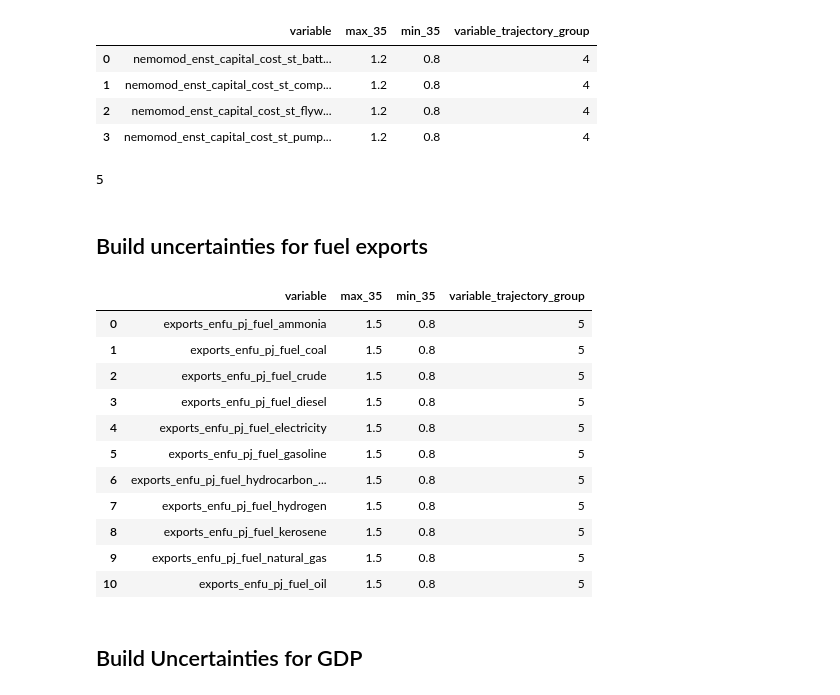
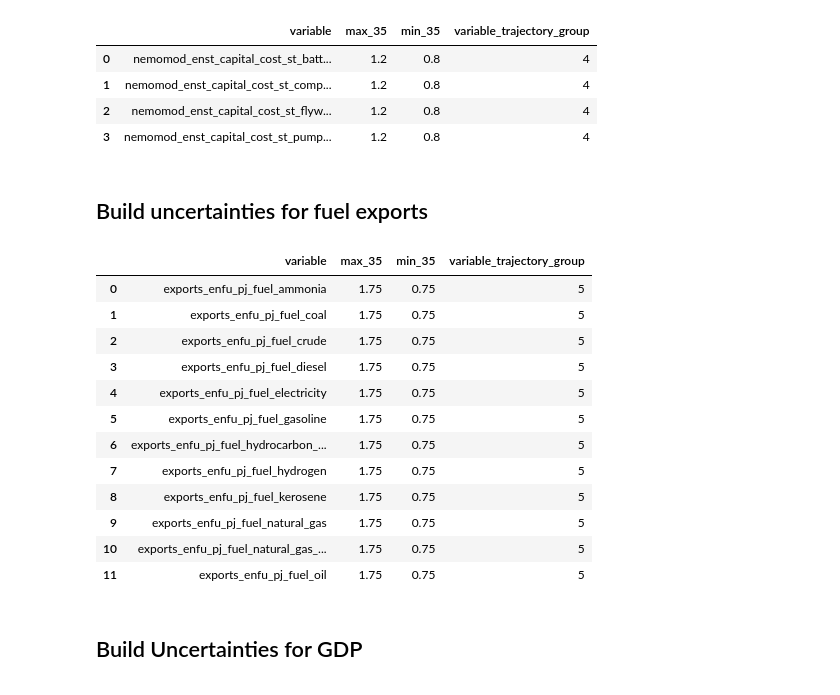
Before and after one commit to jcsyme/sisepuede_region_nbs, a Jupyter notebook: louisiana/run_louisiana.ipynb, the cells around one changed output. Saved outputs shown, nothing was run; the diff lists cells and outputs as text; code cells hidden in the pictures.

Commit message:
updated louisiana inputs and data

```diff
--- a/louisiana/run_louisiana.ipynb
+++ b/louisiana/run_louisiana.ipynb
@@ -182,7 +209,7 @@ _CATS_ENFU_FF = [
     "fuel_natural_gas",
     "fuel_oil"
 ]
-scalar_range = (0.5, 1.8)
+scalar_range = (0.5, 1.5)
 
 
 # variables to tie into groups
@@ -249,27 +276,38 @@ groups = [
     ]
 ]
 
-scalar_ranges = [(0.5, 1.5), (0.5, 2.0)]
+scalar_ranges = [(0.75, 1.25), (0.75, 1.5)]
 
 
 # variables to tie into groups
 modvar_capex = matt.get_variable("NemoMod CapitalCost")
+modvar_fixed = matt.get_variable("NemoMod FixedCost")
+modvar_variable = matt.get_variable("NemoMod VariableCost")
 
 for i, grp in enumerate(groups):
-    ranges = scalar_ranges[i]
-    fields_combine = modvar_capex.build_fields(category_restrictions = grp, )
+
+    # group the model variables together
+    for modvar in [
+        modvar_capex,
+        modvar_fixed,
+        modvar_variable
+    ]:
+
+        ranges = scalar_ranges[i]
+        fields_combine = modvar.build_fields(category_restrictions = grp, )
 
 
-    df_component = pd.DataFrame(
-        {
-            _FIELD_VARIABLE: fields_combine,
-            _FIELD_MAX: [ranges[1] for x in fields_combine],
-            _FIELD_MIN: [ranges[0] for x in fields_combine],
-            _FIELD_TRAJGROUP: [_GROUP_IND_UNCERTAINTY for x in fields_combine],
-        }
-    )
+        df_component = pd.DataFrame(
+            {
+                _FIELD_VARIABLE: fields_combine,
+                _FIELD_MAX: [ranges[1] for x in fields_combine],
+                _FIELD_MIN: [ranges[0] for x in fields_combine],
+                _FIELD_TRAJGROUP: [_GROUP_IND_UNCERTAINTY for x in fields_combine],
+            }
+        )
 
-    _DF_UNCERTAINTY.append(df_component)
+        _DF_UNCERTAINTY.append(df_component)
+
     _GROUP_IND_UNCERTAINTY += 1
 
 
@@ -307,50 +345,47 @@ df_component
 | 1 | nemomod_enst_capital_cost_st_comp... | 1.2 | 0.8 | 4 |
 | 2 | nemomod_enst_capital_cost_st_flyw... | 1.2 | 0.8 | 4 |
 | 3 | nemomod_enst_capital_cost_st_pump... | 1.2 | 0.8 | 4 |
-# %%
-_GROUP_IND_UNCERTAINTY
-# %% [output]
-5
 # %% [markdown]
 ##  Build uncertainties for fuel exports
 # %%
 
-scalar_ranges = (0.8, 1.5)
+scalar_ranges = (0.75, 1.75)
 
 
 # variables to tie into groups
 modvar_capex = matt.get_variable("Fuel Exports")
 ranges = scalar_ranges
 fields_combine = modvar_capex.fields#build_fields(category_restrictions = grp, )
 
 
 df_component = pd.DataFrame(
     {
         _FIELD_VARIABLE: fields_combine,
         _FIELD_MAX: [ranges[1] for x in fields_combine],
         _FIELD_MIN: [ranges[0] for x in fields_combine],
         _FIELD_TRAJGROUP: [_GROUP_IND_UNCERTAINTY for x in fields_combine],
     }
 )
 
 _DF_UNCERTAINTY.append(df_component)
 _GROUP_IND_UNCERTAINTY += 1
 
 
 df_component
 # %% [output]
 |  | variable | max_35 | min_35 | variable_trajectory_group |
-| 0 | exports_enfu_pj_fuel_ammonia | 1.5 | 0.8 | 5 |
-| 1 | exports_enfu_pj_fuel_coal | 1.5 | 0.8 | 5 |
-| 2 | exports_enfu_pj_fuel_crude | 1.5 | 0.8 | 5 |
-| 3 | exports_enfu_pj_fuel_diesel | 1.5 | 0.8 | 5 |
-| 4 | exports_enfu_pj_fuel_electricity | 1.5 | 0.8 | 5 |
-| 5 | exports_enfu_pj_fuel_gasoline | 1.5 | 0.8 | 5 |
-| 6 | exports_enfu_pj_fuel_hydrocarbon_... | 1.5 | 0.8 | 5 |
-| 7 | exports_enfu_pj_fuel_hydrogen | 1.5 | 0.8 | 5 |
-| 8 | exports_enfu_pj_fuel_kerosene | 1.5 | 0.8 | 5 |
-| 9 | exports_enfu_pj_fuel_natural_gas | 1.5 | 0.8 | 5 |
-| 10 | exports_enfu_pj_fuel_oil | 1.5 | 0.8 | 5 |
+| 0 | exports_enfu_pj_fuel_ammonia | 1.75 | 0.75 | 5 |
+| 1 | exports_enfu_pj_fuel_coal | 1.75 | 0.75 | 5 |
+| 2 | exports_enfu_pj_fuel_crude | 1.75 | 0.75 | 5 |
+| 3 | exports_enfu_pj_fuel_diesel | 1.75 | 0.75 | 5 |
+| 4 | exports_enfu_pj_fuel_electricity | 1.75 | 0.75 | 5 |
+| 5 | exports_enfu_pj_fuel_gasoline | 1.75 | 0.75 | 5 |
+| 6 | exports_enfu_pj_fuel_hydrocarbon_... | 1.75 | 0.75 | 5 |
+| 7 | exports_enfu_pj_fuel_hydrogen | 1.75 | 0.75 | 5 |
+| 8 | exports_enfu_pj_fuel_kerosene | 1.75 | 0.75 | 5 |
+| 9 | exports_enfu_pj_fuel_natural_gas | 1.75 | 0.75 | 5 |
+| 10 | exports_enfu_pj_fuel_natural_gas_... | 1.75 | 0.75 | 5 |
+| 11 | exports_enfu_pj_fuel_oil | 1.75 | 0.75 | 5 |
 # %% [markdown]
 ##  Build Uncertainties for GDP
 # %%
```
Also changed, not shown: parts of 65 cells of this notebook, 9 other files.
